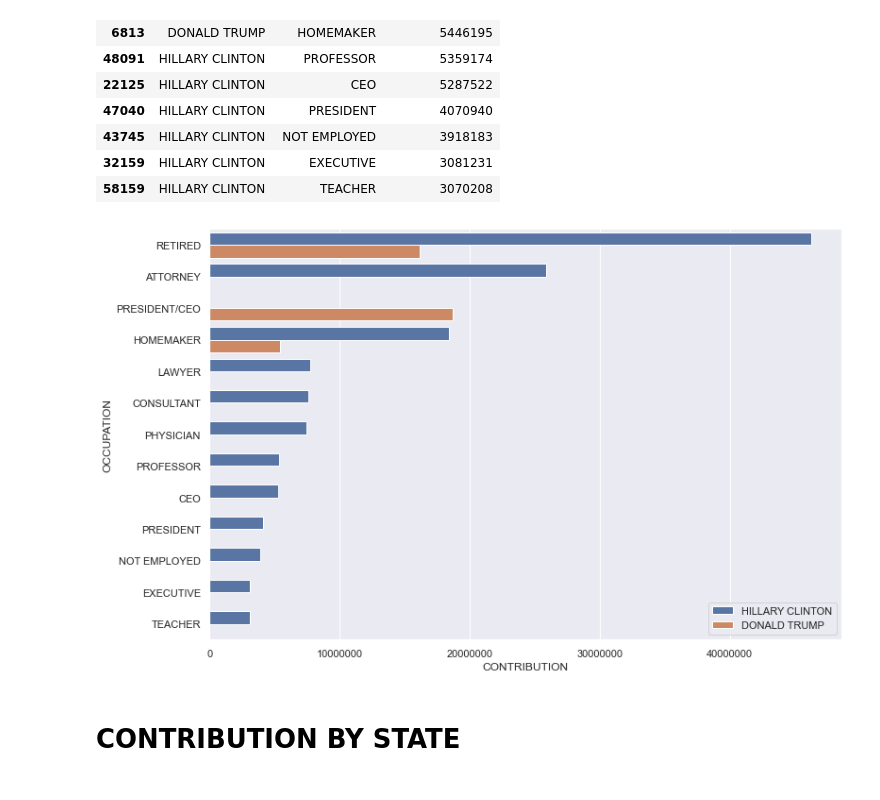
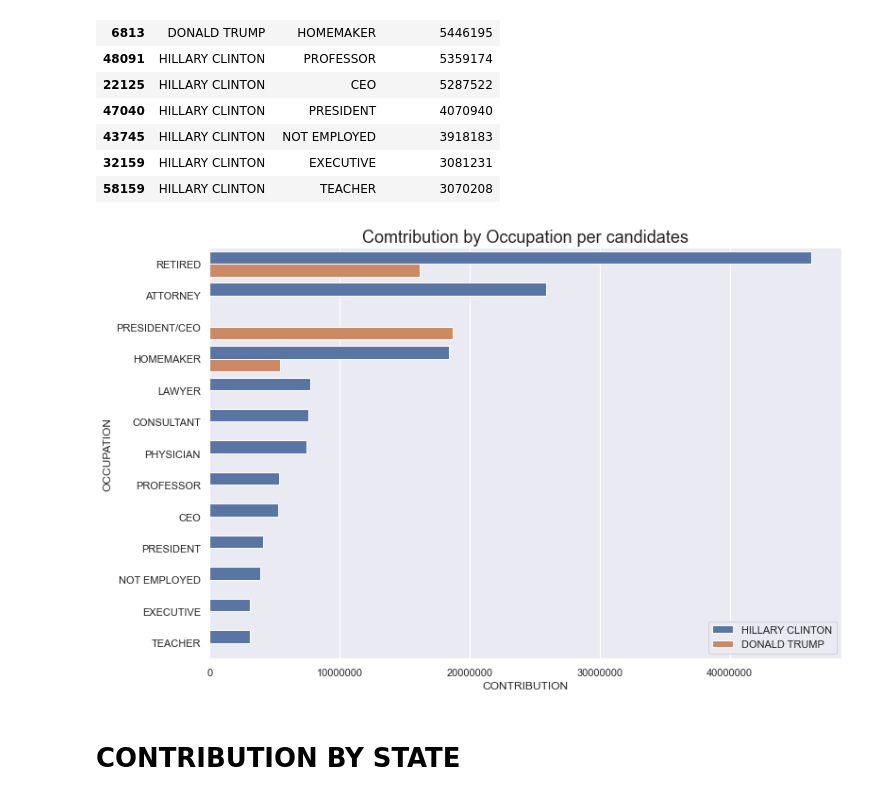
Before and after one commit to Olawale-Ajayi/US_2016_ELECTION_FUNDING, a Jupyter notebook: US 2016 ELECTION FINANCE.ipynb, the cells around one changed output. Saved outputs shown, nothing was run; the diff lists cells and outputs as text; code cells hidden in the pictures.

```diff
--- a/US 2016 ELECTION FINANCE.ipynb
+++ b/US 2016 ELECTION FINANCE.ipynb
@@ -1044,10 +1044,11 @@ by_OCCUPATION
 # %%
 plt.figure(figsize = (12,8))
 sb.barplot(x="CONTRIBUTION", y = "OCCUPATION", hue = "CAND_NAME", data = by_OCCUPATION)
 plt.legend(loc = 4)
+plt.title("Comtribution by Occupation per candidates", size = 18)
 plt.ticklabel_format(style='plain', axis = "x")
 # %% [output]
-[figure, old version]
+[figure, new version]
 # %% [markdown]
 # CONTRIBUTION BY STATE
 # %%
```
Also changed, not shown: parts of 2 cells of this notebook.
